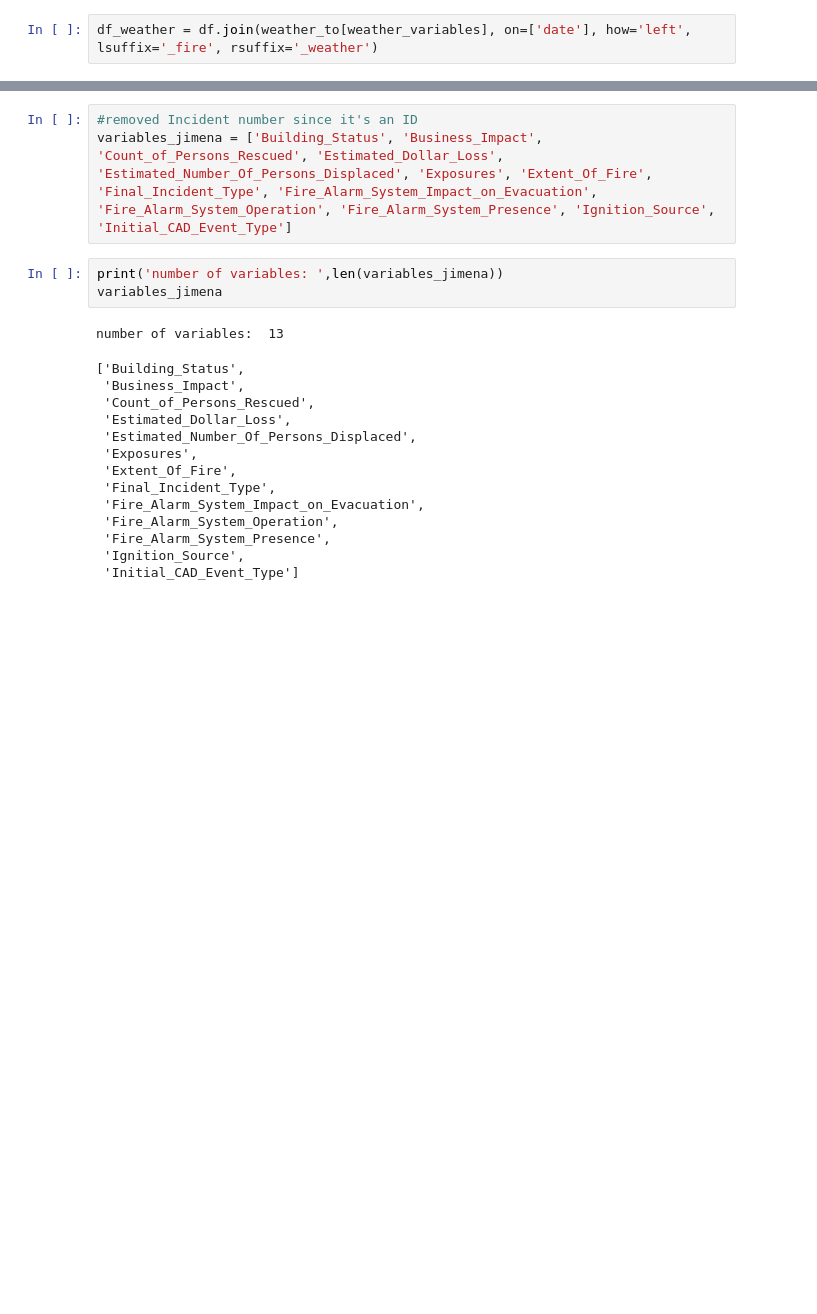
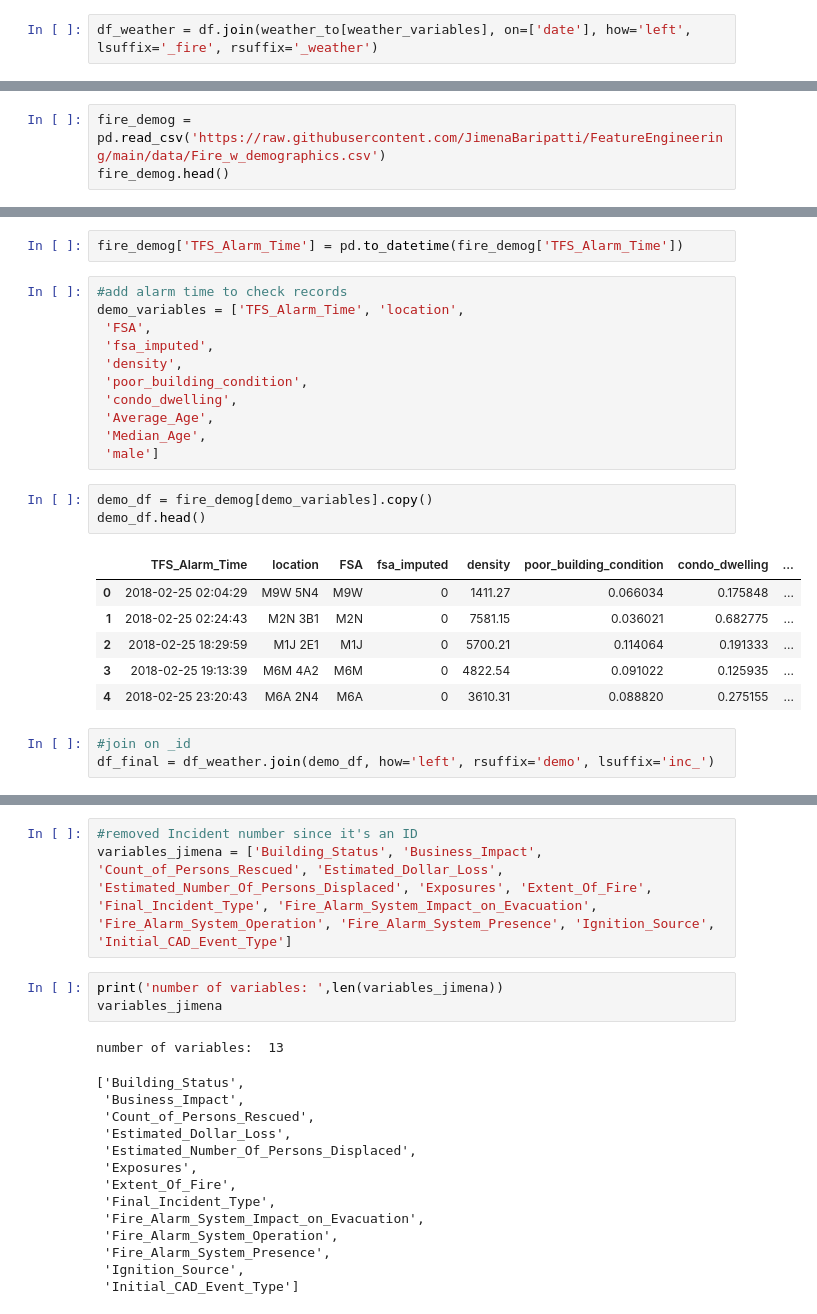
Before and after one commit to JimenaBaripatti/FeatureEngineering, a Jupyter notebook: Fire_Data_Exploration.ipynb, the cells around one changed output, grey strips where cells are left out. Cells and saved outputs as stored; diff of their text form; blank space fills up the shorter version.

```diff
--- a/Fire_Data_Exploration.ipynb
+++ b/Fire_Data_Exploration.ipynb
@@ -254,0 +295,3 @@ df_weather.head()
+# %%
+fire_demog = pd.read_csv('https://raw.githubusercontent.com/JimenaBaripatti/FeatureEngineering/main/data/Fire_w_demographics.csv')
+fire_demog.head()
@@ -254,0 +325,26 @@ df_weather.head()
+# %%
+fire_demog['TFS_Alarm_Time'] = pd.to_datetime(fire_demog['TFS_Alarm_Time'])
+# %%
+#add alarm time to check records
+demo_variables = ['TFS_Alarm_Time', 'location',
+ 'FSA',
+ 'fsa_imputed',
+ 'density',
+ 'poor_building_condition',
+ 'condo_dwelling',
+ 'Average_Age',
+ 'Median_Age',
+ 'male']
+# %%
+demo_df = fire_demog[demo_variables].copy()
+demo_df.head()
+# %% [output]
+|  | TFS_Alarm_Time | location | FSA | fsa_imputed | density | poor_building_condition | condo_dwelling | ... |
+| 0 | 2018-02-25 02:04:29 | M9W 5N4 | M9W | 0 | 1411.27 | 0.066034 | 0.175848 | ... |
+| 1 | 2018-02-25 02:24:43 | M2N 3B1 | M2N | 0 | 7581.15 | 0.036021 | 0.682775 | ... |
+| 2 | 2018-02-25 18:29:59 | M1J 2E1 | M1J | 0 | 5700.21 | 0.114064 | 0.191333 | ... |
+| 3 | 2018-02-25 19:13:39 | M6M 4A2 | M6M | 0 | 4822.54 | 0.091022 | 0.125935 | ... |
+| 4 | 2018-02-25 23:20:43 | M6A 2N4 | M6A | 0 | 3610.31 | 0.088820 | 0.275155 | ... |
+# %%
+#join on _id
+df_final = df_weather.join(demo_df, how='left', rsuffix='demo', lsuffix='inc_')
```
Also changed, not shown: parts of 33 cells of this notebook.
